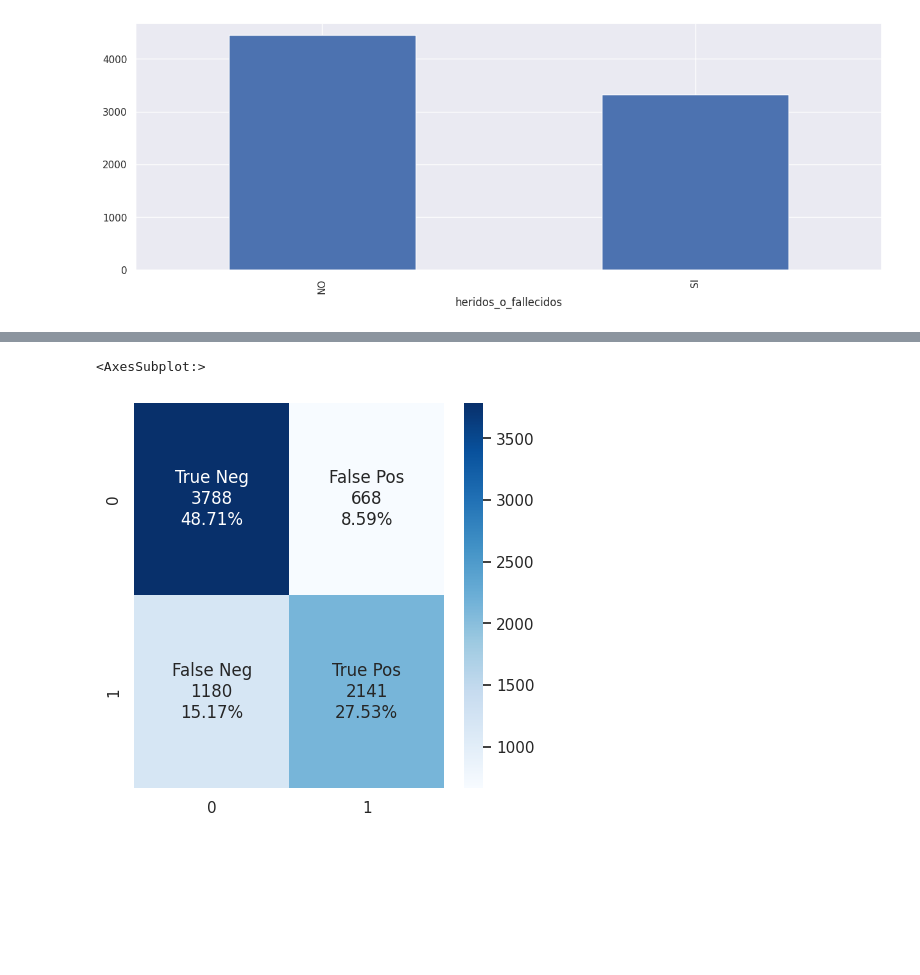
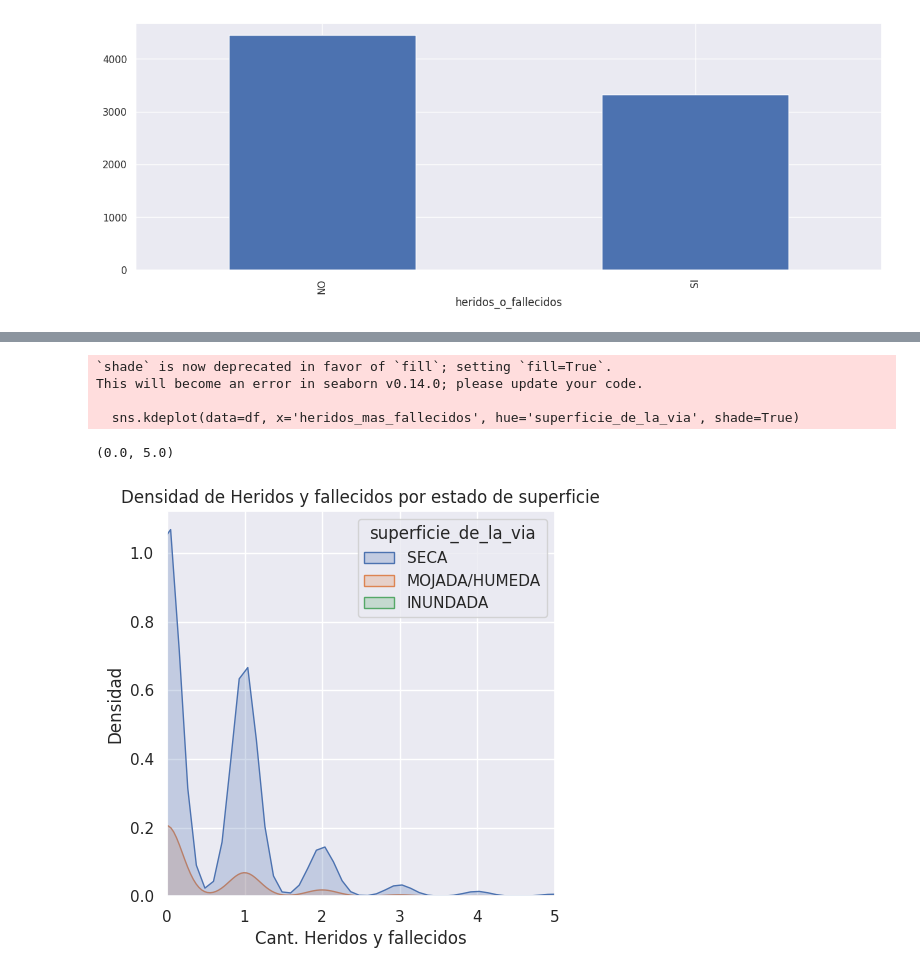
Before and after one commit to cvidalsastre/tp-grupal-3-marias, a Jupyter notebook: EDA_intervenciones_seguridad_vial.ipynb, the cells around one changed output, grey strips where cells are left out. Drawn from its saved outputs; the diff is of its cells as text; code cells hidden in the pictures; blank space fills up the shorter version.

```diff
--- a/EDA_intervenciones_seguridad_vial.ipynb
+++ b/EDA_intervenciones_seguridad_vial.ipynb
@@ -166,16 +98,13 @@ plt.show()
-# %%
-sns.set(rc={'figure.figsize':(5,5)})
-y_pred_arbol = clf.predict(X)
-cf_matrix = confusion_matrix(y, y_pred_arbol)
-group_names = ['True Neg','False Pos','False Neg','True Pos']
-group_counts = ['{0:0.0f}'.format(value) for value in
-                cf_matrix.flatten()]
-group_percentages = ['{0:.2%}'.format(value) for value in
-                     cf_matrix.flatten()/np.sum(cf_matrix)]
-labels = [f'{v1}\n{v2}\n{v3}' for v1, v2, v3 in
-          zip(group_names,group_counts,group_percentages)]
-labels = np.asarray(labels).reshape(2,2)
-sns.heatmap(cf_matrix, annot=labels, fmt='', cmap='Blues')
-# %% [output]
-<AxesSubplot:>
-[figure, removed]
+# %%
+sns.kdeplot(data=df, x='heridos_mas_fallecidos', hue='superficie_de_la_via', shade=True)
+plt.title('Densidad de Heridos y fallecidos por estado de superficie')
+plt.ylabel('Densidad')
+plt.xlabel('Cant. Heridos y fallecidos')
+plt.xlim(0, 5)
+# %% [output]
+`shade` is now deprecated in favor of `fill`; setting `fill=True`.
+This will become an error in seaborn v0.14.0; please update your code.
+
+  sns.kdeplot(data=df, x='heridos_mas_fallecidos', hue='superficie_de_la_via', shade=True)
+(0.0, 5.0)
+[figure, added]
```
Also changed, not shown: parts of 9 cells of this notebook.
